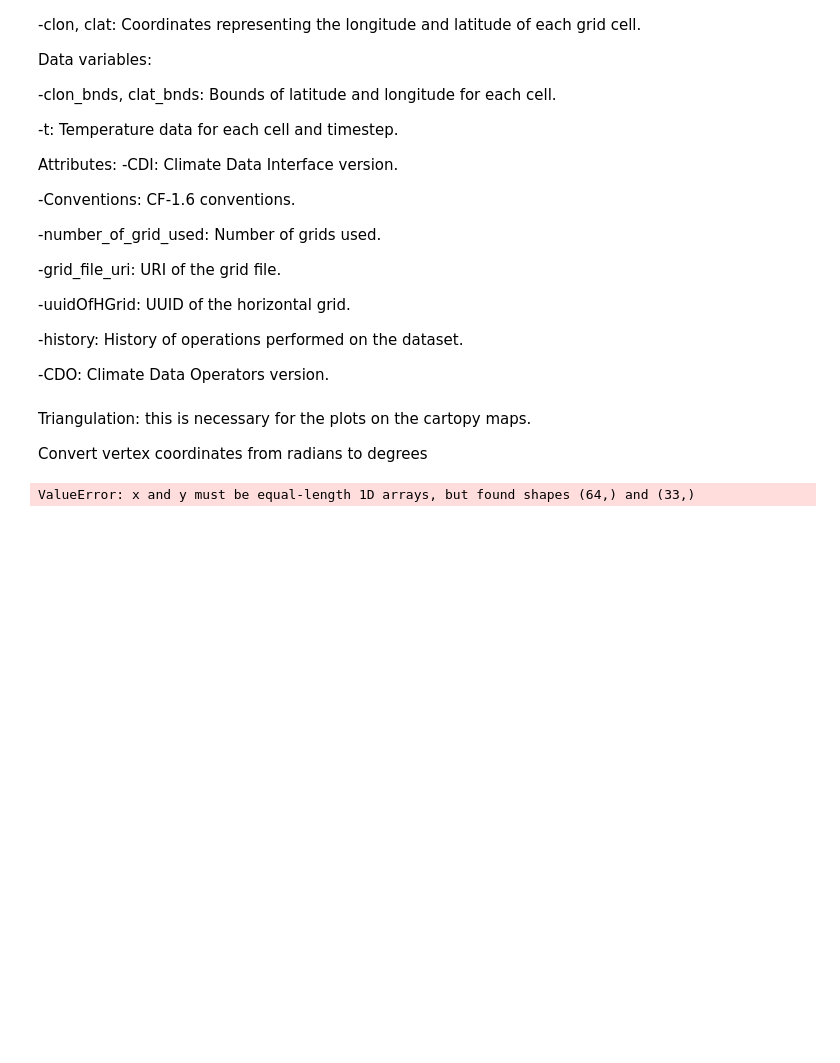
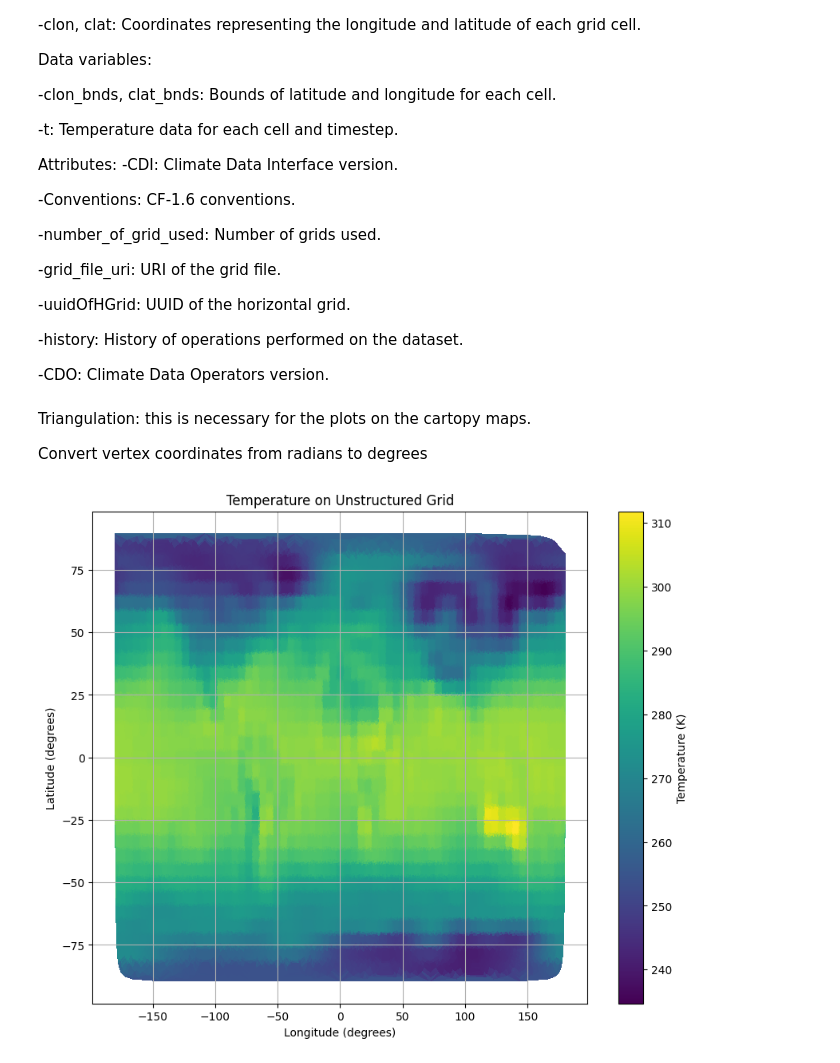
Before and after one commit to Vale150299/espd1-test, a Jupyter notebook: HW1.ipynb, the cells around one changed output. Saved outputs shown, nothing was run; the diff lists cells and outputs as text; code cells hidden in the pictures; blank space fills up the shorter version.

```diff
--- a/HW1.ipynb
+++ b/HW1.ipynb
@@ -705,7 +752,7 @@ dict_keys(['longitude', 'latitude', 'ifs2icon_cell_grid', 'ifs2icon_edge_grid',
 import xarray as xr
 
 # Open the dataset
-ds = xr.open_dataset("output_icon_grid_data")
+ds = xr.open_dataset("output_icon_grid_data.nc")
 
 # Access the tmeperature values
 icon_temperatures = ds['t']
@@ -753,13 +811,26 @@ Attributes:
 -CDO: Climate Data Operators version.
 # %%
 import numpy as np
-x = np.rad2deg(ds.longitude)
-y = np.rad2deg(ds.latitude)
+x = np.rad2deg(ds.clon)
+y = np.rad2deg(ds.clat)
 # %% [markdown]
 Triangulation: this is necessary for the plots on the cartopy maps.
 
 Convert vertex coordinates from radians to degrees
 # %%
+import matplotlib.tri as tri
 triang = tri.Triangulation(x, y)
-# %% [output]
-ValueError: x and y must be equal-length 1D arrays, but found shapes (64,) and (33,)
+# %%
+import matplotlib.pyplot as plt
+
+# Plot the temperature variable 't' on the unstructured grid
+plt.figure(figsize=(10, 8))
+plt.tripcolor(triang, ds['t'][0], shading='flat')  # Plot the temperature for the first time step
+plt.colorbar(label='Temperature (K)')
+plt.title('Temperature on Unstructured Grid')
+plt.xlabel('Longitude (degrees)')
+plt.ylabel('Latitude (degrees)')
+plt.grid(True)
+plt.show()
+# %% [output]
+[figure, added]
```
Also changed, not shown: parts of 12 cells of this notebook.
